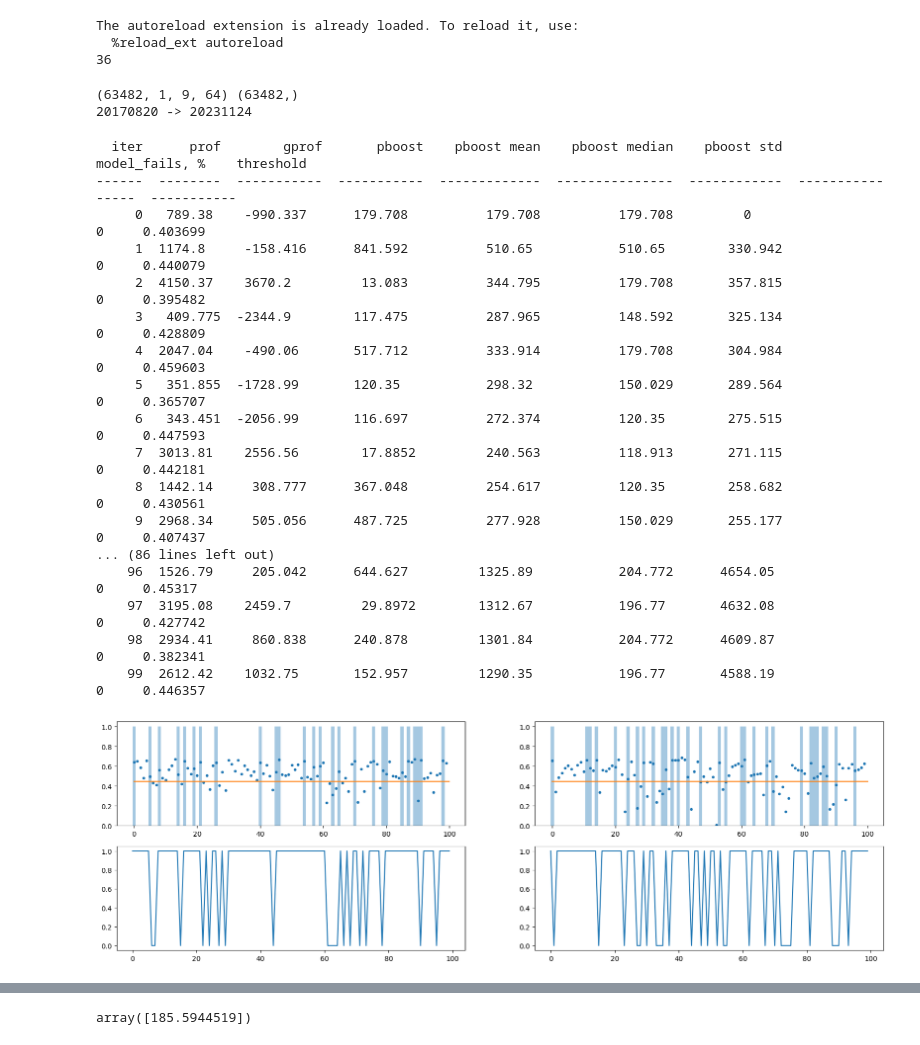
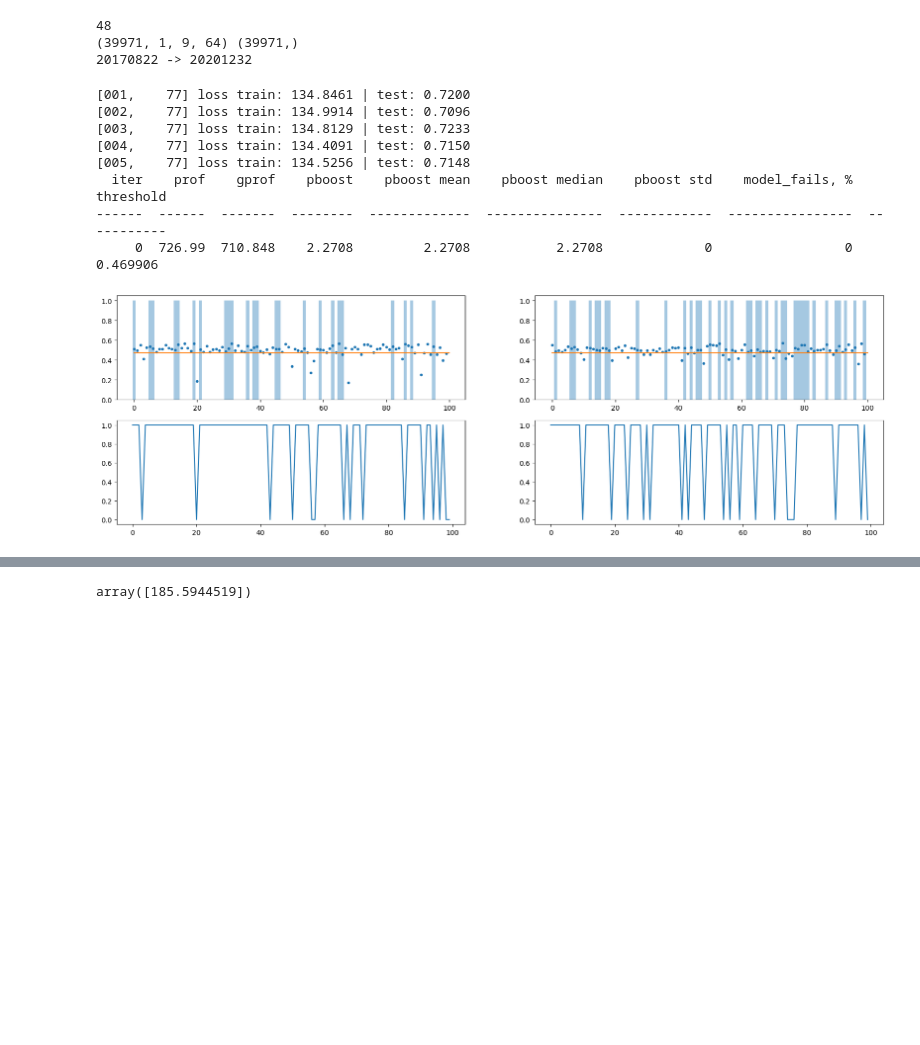
Before and after one commit to binrey/MLTR, a Jupyter notebook: train.ipynb, the cells around one changed output, grey strips where cells are left out. Saved outputs shown, nothing was run; the diff lists cells and outputs as text; code cells hidden in the pictures; blank space fills up the shorter version.

```diff
--- a/train.ipynb
+++ b/train.ipynb
@@ -5,9 +5,10 @@ from easydict import EasyDict
 import pandas as pd
 from matplotlib import pyplot as plt
 from ml import train
-from dataloading import get_data, build_features
+from dataloading import get_data, build_features, DataParser, MovingWindow
 from tabulate import tabulate
 from IPython.display import clear_output
+import numpy as np
 
 %load_ext autoreload
 %autoreload 2
@@ -18,21 +19,13 @@ warnings.filterwarnings('ignore')
 pd.set_option('display.max_rows', 500)
 pd.set_option('display.max_columns', 500)
 pd.set_option('display.width', 1000)
-
-cfgs, btests = [], []
-for p in sorted(Path("optimization").glob("*.pickle")):
-    cfg, btest = pickle.load(open(p, "rb"))
-    cfgs.append(cfg)
-    btests.append(btest)
-print(len(btests))
-# %% [output]
-The autoreload extension is already loaded. To reload it, use:
-  %reload_ext autoreload
-36
 # %%
-from backtest import DataParser, MovingWindow
-import numpy as np
-
+cfgs, btests = [], []
+for p in sorted(Path("optimization").glob("*.pickle")):
+    cfg, btest = pickle.load(open(p, "rb"))
+    cfgs.append(cfg)
+    btests.append(btest)
+print(len(btests))
 
 fsize = 64
 tfdict = {"M5":0, "M15":1, "H1":2}
@@ -58,8 +51,9 @@ X, y = np.array(X, dtype=np.float32), np.array(y, dtype=np.float32)
 print(X.shape, y.shape)
 print(f"{X[0, 0, -2, 0]:8.0f} -> {X[-1, 0, -2, 0]:8.0f}")
 # %% [output]
-(63482, 1, 9, 64) (63482,)
-20170820 -> 20231124
+48
+(39971, 1, 9, 64) (39971,)
+20170822 -> 20201232
 # %%
 def smooth_bin_labels(y, dp=0.3):
     y = y.astype(np.float32)
@@ -92,13 +86,12 @@ def calc_weights2(predicts, th):
     #p = np.median(predicts, axis=0) > th
     return p
 # %%
-from sklearn.metrics import f1_score
 import torch
 device = "cuda"
 
-nitrers = 100
-test_split_size = 0.2
-calc_test = False
+nitrers = 1
+test_split_size = 0.02
+calc_test = True
 id2tf = {v:k for k, v in tfdict.items()}
 
 pprofits, gprofits, metrics, table = np.zeros((3, nitrers)), np.zeros((3, nitrers)), np.zeros((2, nitrers)), []
@@ -131,18 +124,13 @@ for i in range(nitrers):
     #         threshold = th
 
     w_profs_train = calc_weights(p_train, threshold)
-    # metrics[0, i] = f1_score(p_train>0.5, y_train[:, 0]>0.5)
-    # print(f"{i:03} f1_train: {metrics[0, i]:5.3f}", end=" ")
 
     if test_split_size > 0:
-        # metrics[1, i] = f1_score(p_test>0.5, y_test[:, 0]>0.5)
-        # print(f"f1_test: {metrics[1, i]:5.3f}")
-        w_profs_test = calc_weights2(p_test, threshold)
+        w_profs_test = calc_weights(p_test[0], threshold)
         for j in range(3):
             ids = tf_test == j
             pprofits[j, i] = (profs_test[ids]*w_profs_test[ids]).sum()
             gprofits[j, i] = profs_test[ids].sum()
-            # print(f"{i:03} profit {id2tf[j]:3}:{gprofits[j, i]:+7.1f} -> {pprofits[j, i]:+7.1f} {'OK' if pprofits[j, i] > gprofits[j, i] else '--'}")
 
         pprofs_sum = np.nansum(pprofits[:, :i+1], 0)
         gprofs_sum = np.nansum(gprofits[:, :i+1], 0)
@@ -155,56 +143,39 @@ for i in range(nitrers):
         if i > 0:
             clear_output(wait=True)
         table.append([i, pprofs_sum[-1], gprofs_sum[-1], curprof_ratio,
                       prof_boost_mean, prof_boost_median, prof_boost_std, model_fails*100, threshold])
         print(tabulate(table, headers=["iter", "prof", "gprof", "pboost", "pboost mean", "pboost median", "pboost std", "model_fails, %", "threshold"]))
-
-        # print(f"profit boost mean: {prof_boost_mean}")
-        # print(f"profit boost median: {prof_boost_median}")
-        # print(f"profit boost std: {prof_boost_std}")
-        # metrics_mean, metrics_std = metrics.mean(1, where=metrics!=0), metrics.std(1, where=metrics!=0)
-        # print(f"metrics train/val means: {metrics_mean}, std: {metrics_std}")
-        # print(f"overfitting mean: {metrics_mean[0]/metrics_mean[1]}, std: {metrics_std[0]/metrics_std[1]}\n")
-    else:
         print()
 
 plt.figure(figsize=(20, 6))
 plt.subplot(2, 2, 1)
 plt.plot(p_train[:100], ".")
 plt.bar(np.arange(100), y_train[:100, 0], width=[1]*100, alpha=0.4)
 plt.plot([0, 100], [threshold, threshold])
 if len(p_test):
     p_test4show = np.median(p_test, axis=0)
     plt.subplot(2, 2, 2)
     plt.plot(p_test4show[:100], ".")
     plt.bar(np.arange(100), y_test[:100, 0], width=[1]*100, alpha=0.4)
     # plt.bar(np.arange(100), profs_test[:100], width=[1]*100, alpha=0.2)
     plt.plot([0, 100], [threshold, threshold])
     plt.subplot(2, 2, 3)
     plt.plot(w_profs_train[:100])
     plt.subplot(2, 2, 4)
     plt.plot(w_profs_test[:100])
     # plt.plot(profs_test[:100]*w_profs_test[:100])
     # plt.plot(profs_test[:100], linewidth=3, alpha=0.5)
 
 
 model.set_threshold(threshold)
 torch.save(model.state_dict(), "model.pth")
 # %% [output]
-  iter      prof        gprof       pboost    pboost mean    pboost median    pboost std    model_fails, %    threshold
-------  --------  -----------  -----------  -------------  ---------------  ------------  ----------------  -----------
-     0   789.38    -990.337      179.708          179.708          179.708         0                     0     0.403699
-     1  1174.8     -158.416      841.592          510.65           510.65        330.942                 0     0.440079
-     2  4150.37    3670.2         13.083          344.795          179.708       357.815                 0     0.395482
-     3   409.775  -2344.9        117.475          287.965          148.592       325.134                 0     0.428809
-     4  2047.04    -490.06       517.712          333.914          179.708       304.984                 0     0.459603
-     5   351.855  -1728.99       120.35           298.32           150.029       289.564                 0     0.365707
-     6   343.451  -2056.99       116.697          272.374          120.35        275.515                 0     0.447593
-     7  3013.81    2556.56        17.8852         240.563          118.913       271.115                 0     0.442181
-     8  1442.14     308.777      367.048          254.617          120.35        258.682                 0     0.430561
-     9  2968.34     505.056      487.725          277.928          150.029       255.177                 0     0.407437
-... (86 lines left out)
-    96  1526.79     205.042      644.627         1325.89           204.772      4654.05                  0     0.45317
-    97  3195.08    2459.7         29.8972        1312.67           196.77       4632.08                  0     0.427742
-    98  2934.41     860.838      240.878         1301.84           204.772      4609.87                  0     0.382341
-    99  2612.42    1032.75       152.957         1290.35           196.77       4588.19                  0     0.446357
+[001,    77] loss train: 134.8461 | test: 0.7200
+[002,    77] loss train: 134.9914 | test: 0.7096
+[003,    77] loss train: 134.8129 | test: 0.7233
+[004,    77] loss train: 134.4091 | test: 0.7150
+[005,    77] loss train: 134.5256 | test: 0.7148
+  iter    prof    gprof    pboost    pboost mean    pboost median    pboost std    model_fails, %    threshold
+------  ------  -------  --------  -------------  ---------------  ------------  ----------------  -----------
+     0  726.99  710.848    2.2708         2.2708           2.2708             0                 0     0.469906
-[figure, old version]
+[figure, new version]
```
Also changed, not shown: parts of 6 cells of this notebook, 4 other files.
